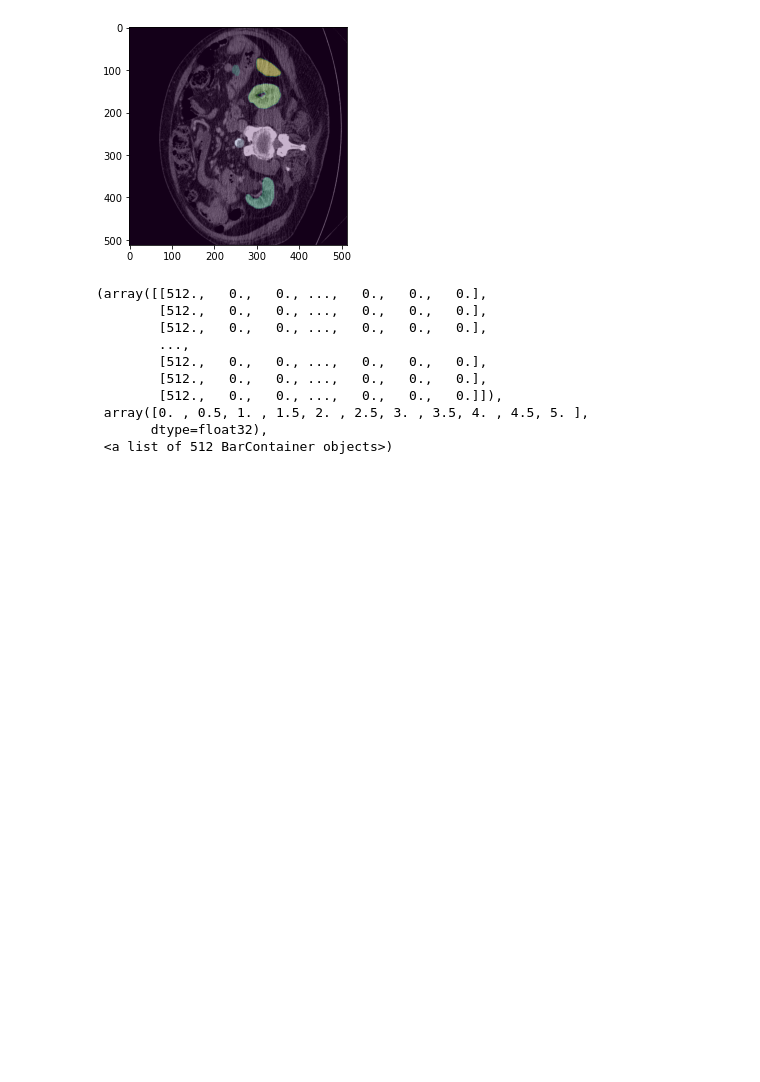
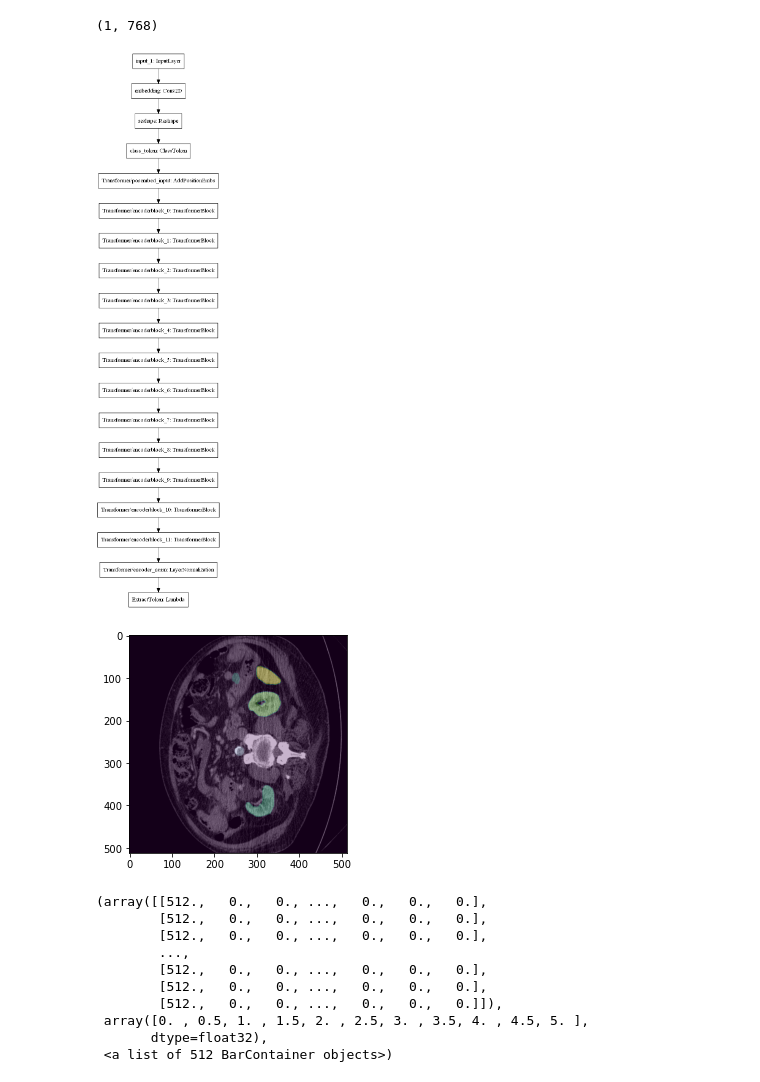
Before and after one commit to kenza-bouzid/TransUnet, a Jupyter notebook: data_processing/data_exploration.ipynb, the cells around one changed output. Saved outputs shown, nothing was run; the diff lists cells and outputs as text; code cells hidden in the pictures; blank space fills up the shorter version.

```diff
--- a/data_processing/data_exploration.ipynb
+++ b/data_processing/data_exploration.ipynb
@@ -5,2 +7,11 @@ import matplotlib.pyplot as plt
 tfk = tf.keras
 tfkl = tfk.layers
+# %%
+image_size = 512
+model = vit.vit_b16(
+    image_size=image_size,
+    activation='linear',
+    pretrained=True,
+    include_top=False,
+    pretrained_top=False
+)
@@ -7,3 +27,13 @@ tfkl = tfk.layers
+# %%
+y.shape
+# %% [output]
+(1, 768)
+# %%
+tf.keras.utils.plot_model(
+    model, to_file='model.png'
+)
+# %% [output]
+[figure, added]
 # %%
 data = np.load("../data/train_npz/case0007_slice085.npz")
 plt.figure()
```
Also changed, not shown: parts of 4 cells of this notebook, 2 other files.
